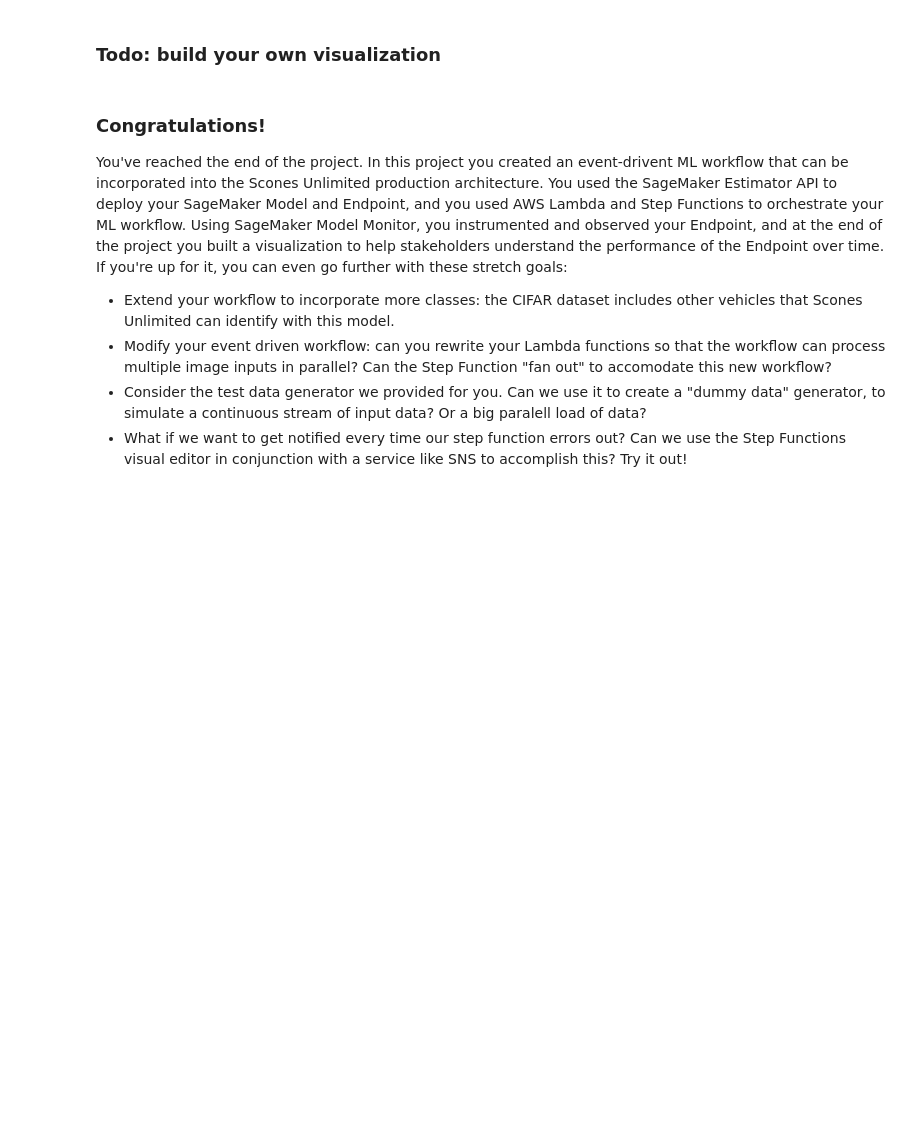
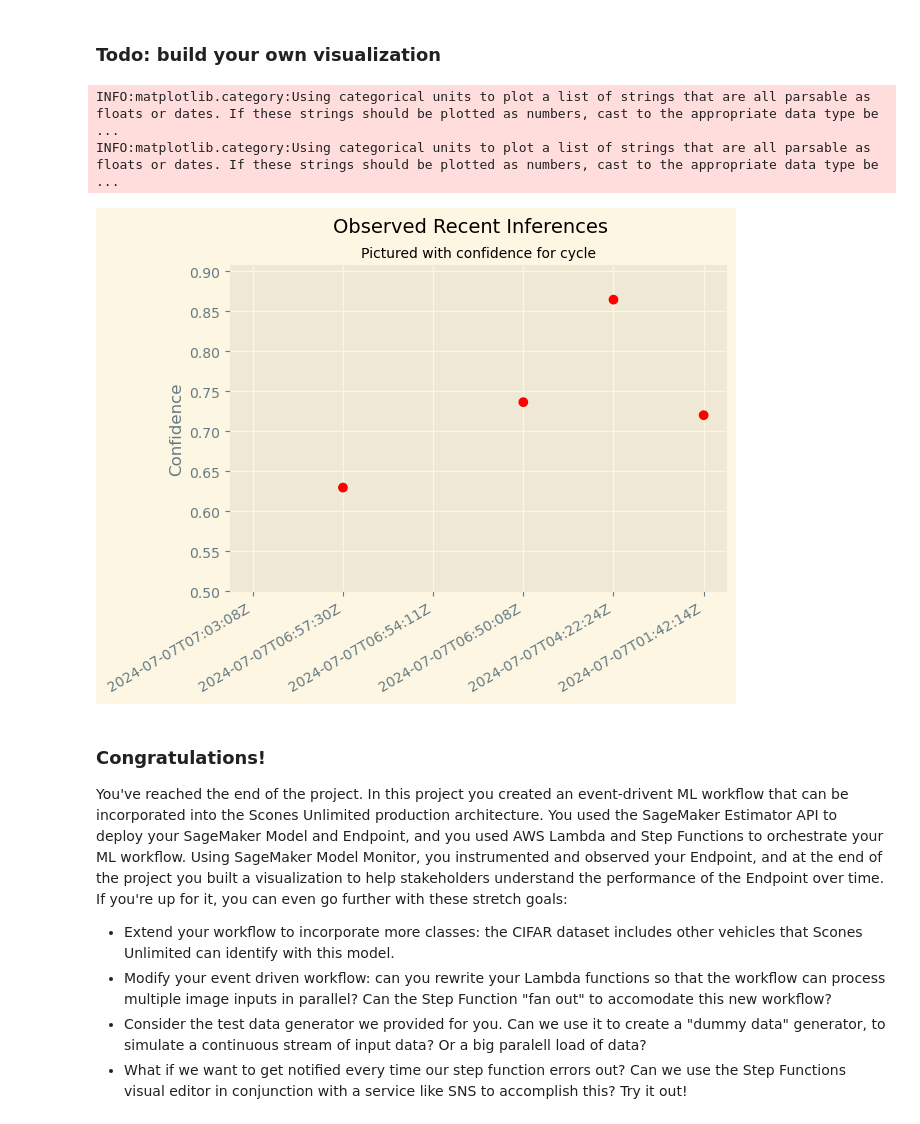
Before and after one commit to hitoshikumagai/udacity-nd009t-C2-Developing-ML-Workflow, a Jupyter notebook: project/starter.ipynb, the cells around one changed output. Drawn from its saved outputs; the diff is of its cells as text; code cells hidden in the pictures; blank space fills up the shorter version.

```diff
--- a/project/starter.ipynb
+++ b/project/starter.ipynb
@@ -738,5 +769,31 @@ plt.gcf().autofmt_xdate()
 # %% [markdown]
 ### Todo: build your own visualization
+# %%
+# Populate the data for the x and y axis
+x = []
+y = []
+for obj in json_data:
+    inference, timestamp = simple_getter(obj)
+    y.append(inference[0])
+    x.append(timestamp)
+
+# Todo: here is an visualization example, take some time to build another visual that helps monitor the result
+# Plot the data
+plt.scatter(x, y, c=['r' if k<.94 else 'b' for k in y ])
+plt.ylim(bottom=.5)
+
+# Add labels
+plt.ylabel("Confidence")
+plt.suptitle("Observed Recent Inferences", size=14)
+plt.title("Pictured with confidence for cycle", size=10)
+
+# Give it some pizzaz!
+plt.style.use("Solarize_Light2")
+plt.gcf().autofmt_xdate()
+# %% [output]
+INFO:matplotlib.category:Using categorical units to plot a list of strings that are all parsable as floats or dates. If these strings should be plotted as numbers, cast to the appropriate data type be ...
+INFO:matplotlib.category:Using categorical units to plot a list of strings that are all parsable as floats or dates. If these strings should be plotted as numbers, cast to the appropriate data type be ...
+[figure, added]
 # %% [markdown]
 ### Congratulations!
 
```
Also changed, not shown: parts of 12 cells of this notebook, 3 other files.
